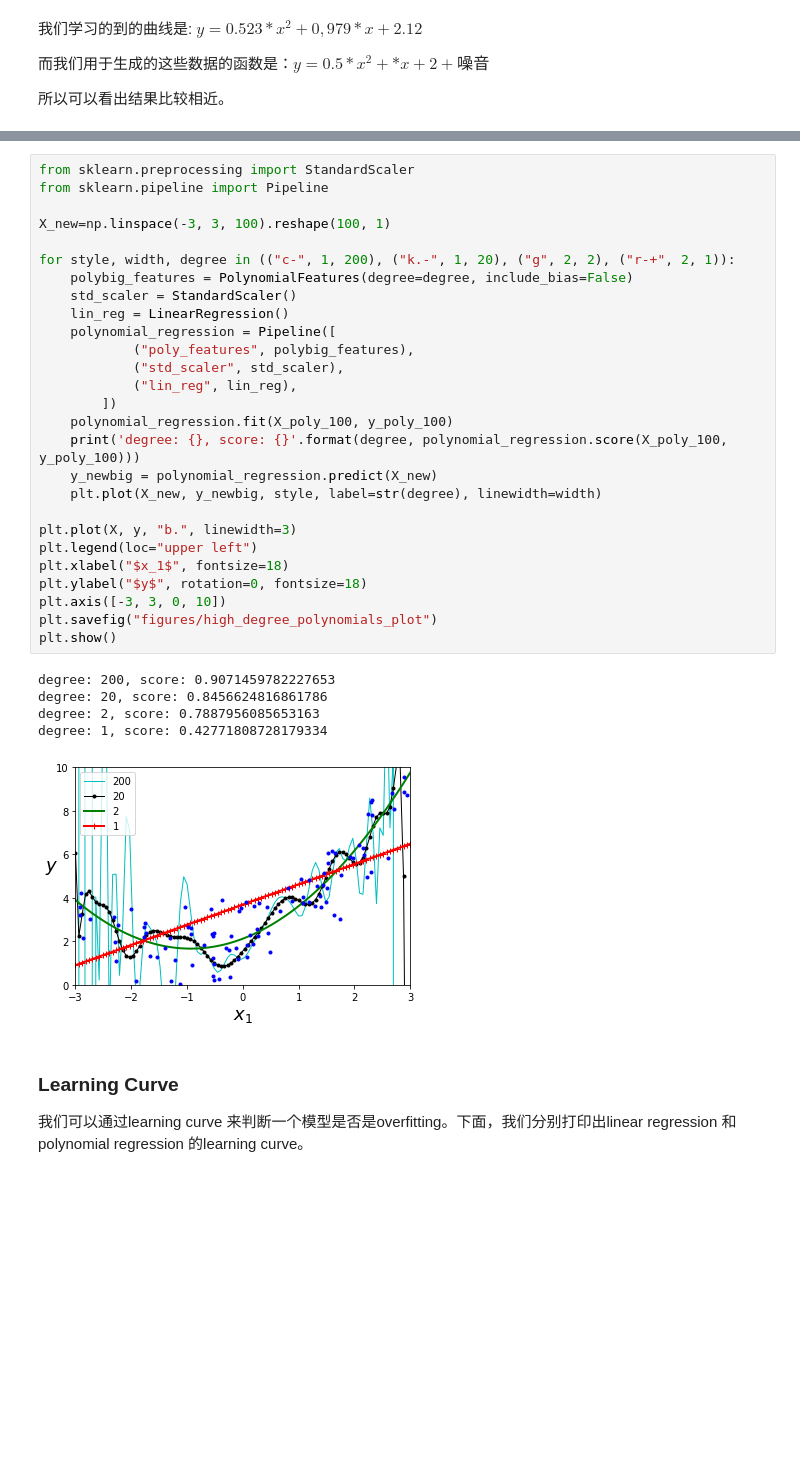
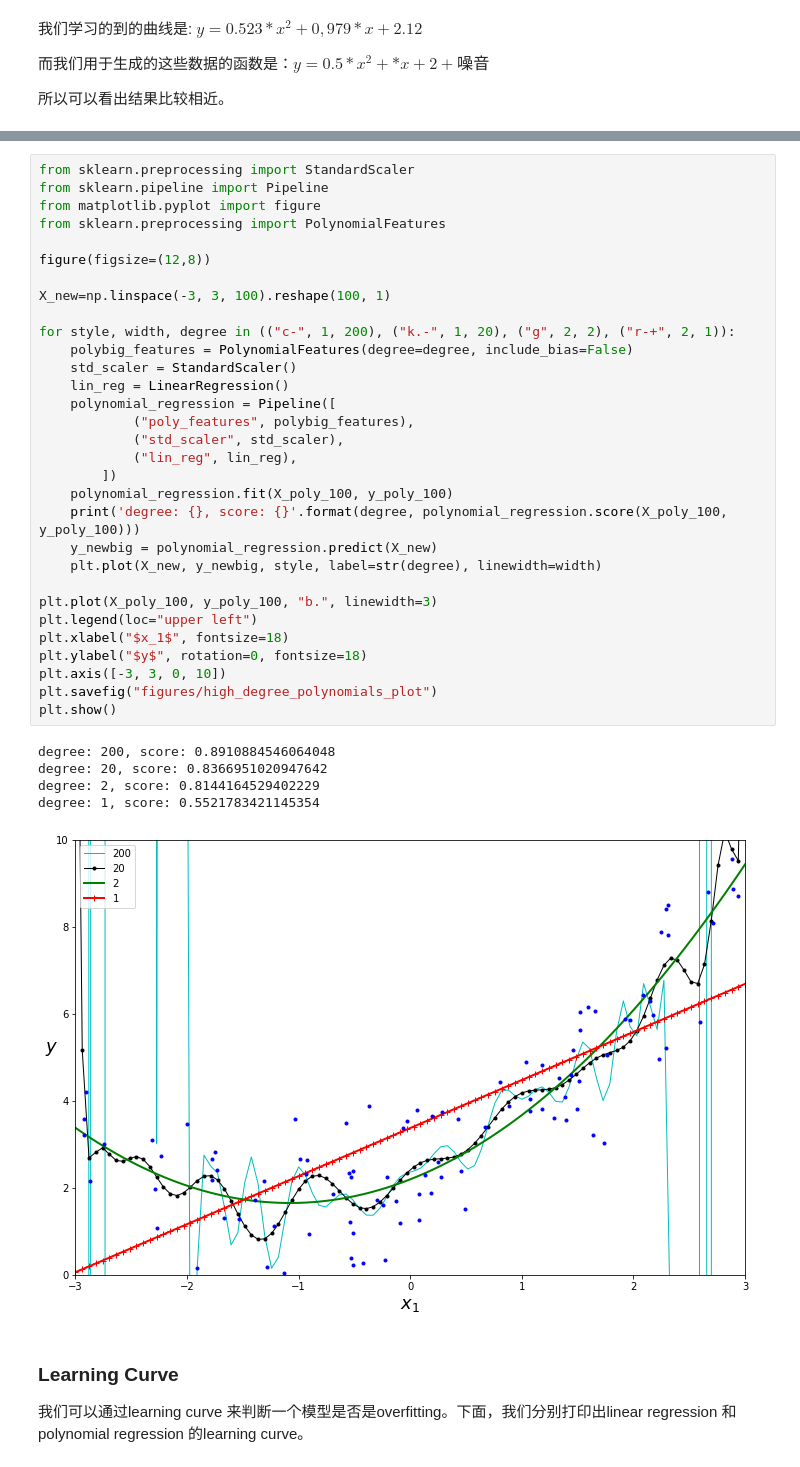
Before and after one commit to ichenwang/ml-course, a Jupyter notebook: lecture-2-linear-regression/lecture2-linear-regression.ipynb, the cells around one changed output, grey strips where cells are left out. Saved outputs shown, nothing was run; the diff lists cells and outputs as text; blank space fills up the shorter version.

Commit message:
update figures

```diff
--- a/lecture-2-linear-regression/lecture2-linear-regression.ipynb
+++ b/lecture-2-linear-regression/lecture2-linear-regression.ipynb
@@ -407,36 +407,40 @@ lin_reg_3.score(X_poly, y_poly_100) # 我们可以看出，score 比linear regre
 # %%
 from sklearn.preprocessing import StandardScaler
 from sklearn.pipeline import Pipeline
+from matplotlib.pyplot import figure
+from sklearn.preprocessing import PolynomialFeatures
+
+figure(figsize=(12,8))
 
 X_new=np.linspace(-3, 3, 100).reshape(100, 1)
 
 for style, width, degree in (("c-", 1, 200), ("k.-", 1, 20), ("g", 2, 2), ("r-+", 2, 1)):
     polybig_features = PolynomialFeatures(degree=degree, include_bias=False)
     std_scaler = StandardScaler()
     lin_reg = LinearRegression()
     polynomial_regression = Pipeline([
             ("poly_features", polybig_features),
             ("std_scaler", std_scaler),
             ("lin_reg", lin_reg),
         ])
     polynomial_regression.fit(X_poly_100, y_poly_100)
     print('degree: {}, score: {}'.format(degree, polynomial_regression.score(X_poly_100, y_poly_100)))
     y_newbig = polynomial_regression.predict(X_new)
     plt.plot(X_new, y_newbig, style, label=str(degree), linewidth=width)
 
-plt.plot(X, y, "b.", linewidth=3)
+plt.plot(X_poly_100, y_poly_100, "b.", linewidth=3)
 plt.legend(loc="upper left")
 plt.xlabel("$x_1$", fontsize=18)
 plt.ylabel("$y$", rotation=0, fontsize=18)
 plt.axis([-3, 3, 0, 10])
 plt.savefig("figures/high_degree_polynomials_plot")
 plt.show()
 # %% [output]
-degree: 200, score: 0.9071459782227653
-degree: 20, score: 0.8456624816861786
-degree: 2, score: 0.7887956085653163
-degree: 1, score: 0.42771808728179334
+degree: 200, score: 0.8910884546064048
+degree: 20, score: 0.8366951020947642
+degree: 2, score: 0.8144164529402229
+degree: 1, score: 0.5521783421145354
-[figure, old version]
+[figure, new version]
 # %% [markdown]
 ### Learning Curve
 
```
Also changed, not shown: parts of 13 cells of this notebook, 3 other files.
